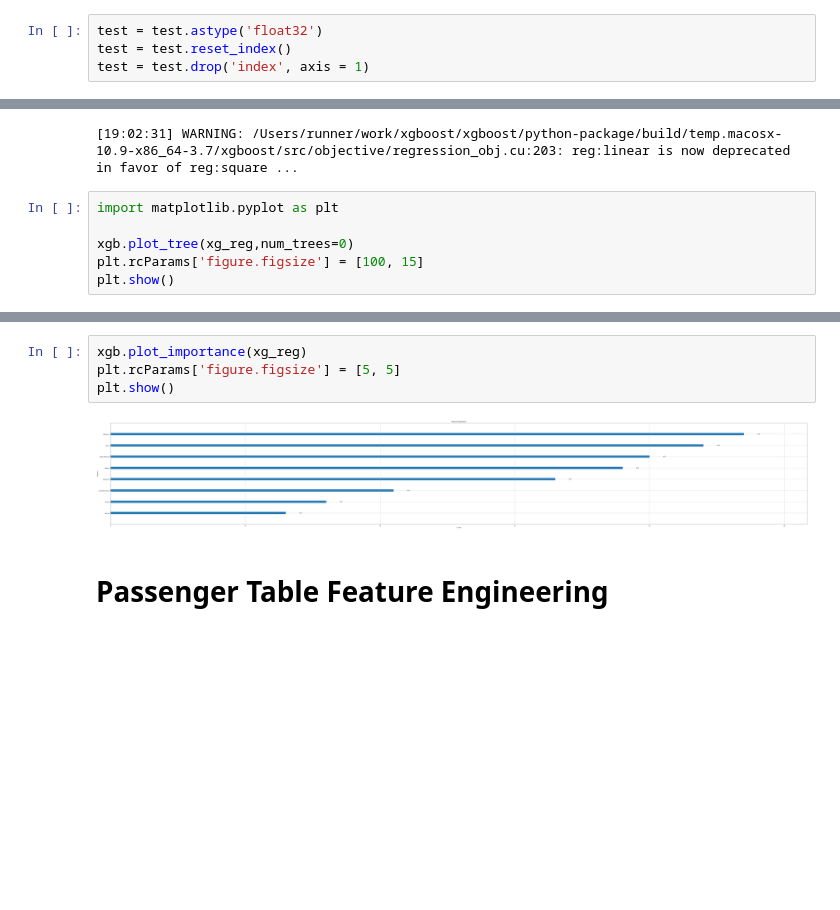
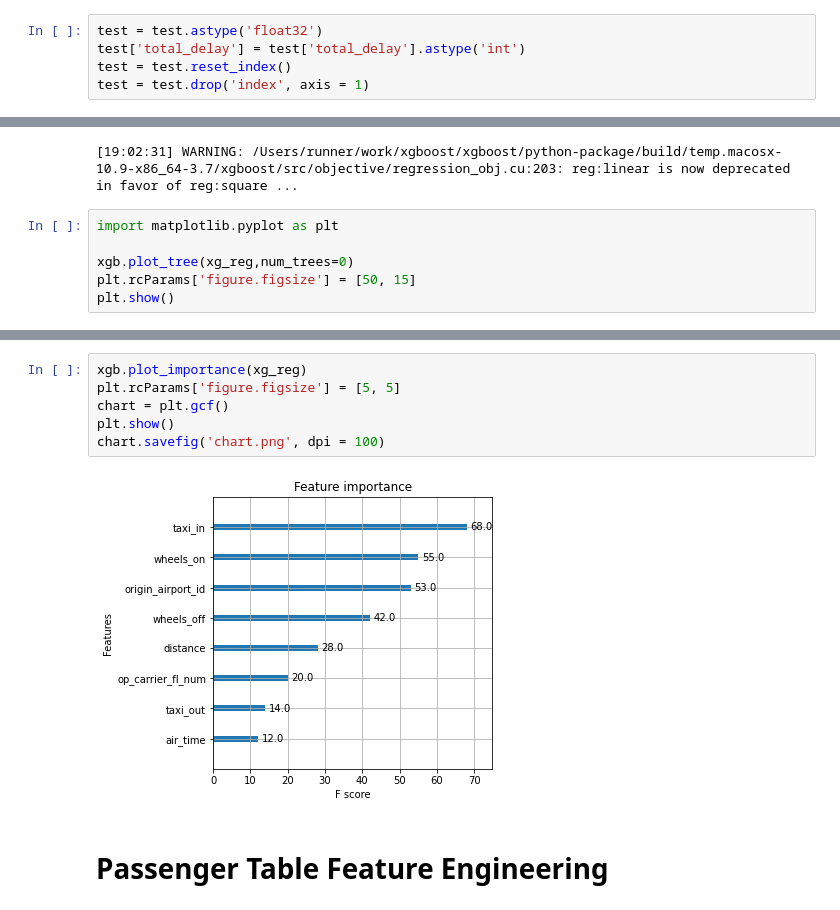
Before and after one commit to Leighson/lighthouse-midterm, a Jupyter notebook: Testing_Ground-George.ipynb, the cells around one changed output, grey strips where cells are left out. Drawn from its saved outputs; the diff is of its cells as text; blank space fills up the shorter version.

```diff
--- a/Testing_Ground-George.ipynb
+++ b/Testing_Ground-George.ipynb
@@ -130,6 +130,7 @@ def date_to_dtday(df, feature, form = 'day'):
 test = date_to_dtday(test, 'fl_date', 'binary')
 # %%
 test = test.astype('float32')
+test['total_delay'] = test['total_delay'].astype('int')
 test = test.reset_index()
 test = test.drop('index', axis = 1)
 # %%
@@ -301,6 +307,6 @@ xg_reg = xgb.train(params=params, dtrain=data_dmatrix, num_boost_round=10)
 import matplotlib.pyplot as plt
 
 xgb.plot_tree(xg_reg,num_trees=0)
-plt.rcParams['figure.figsize'] = [100, 15]
+plt.rcParams['figure.figsize'] = [50, 15]
 plt.show()
 # %% [output]
@@ -308,9 +314,11 @@ plt.show()
 # %%
 xgb.plot_importance(xg_reg)
 plt.rcParams['figure.figsize'] = [5, 5]
+chart = plt.gcf()
 plt.show()
+chart.savefig('chart.png', dpi = 100)
 # %% [output]
-[figure, old version]
+[figure, new version]
 # %% [markdown]
 # Passenger Table Feature Engineering
 # %%
```
Also changed, not shown: parts of 5 cells of this notebook, 3 other files.
